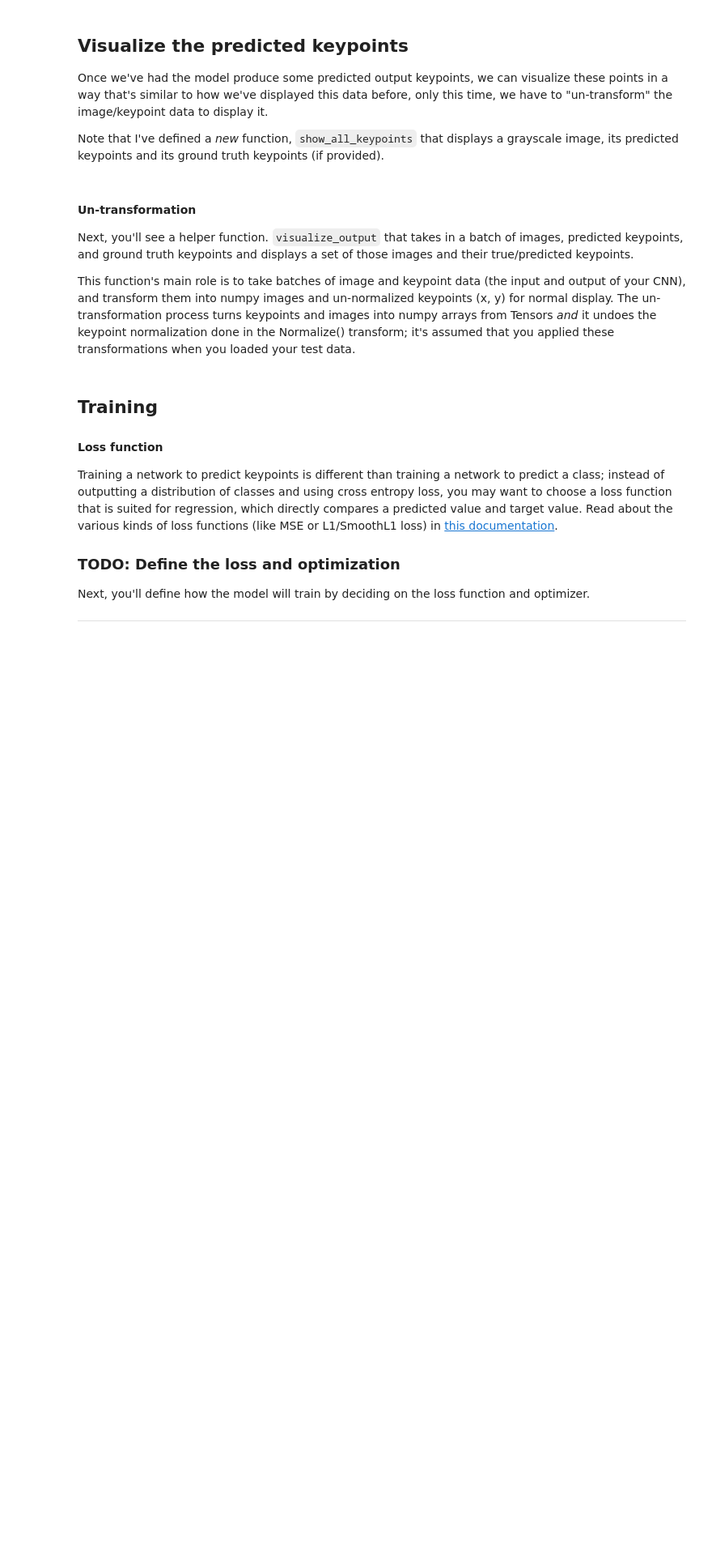
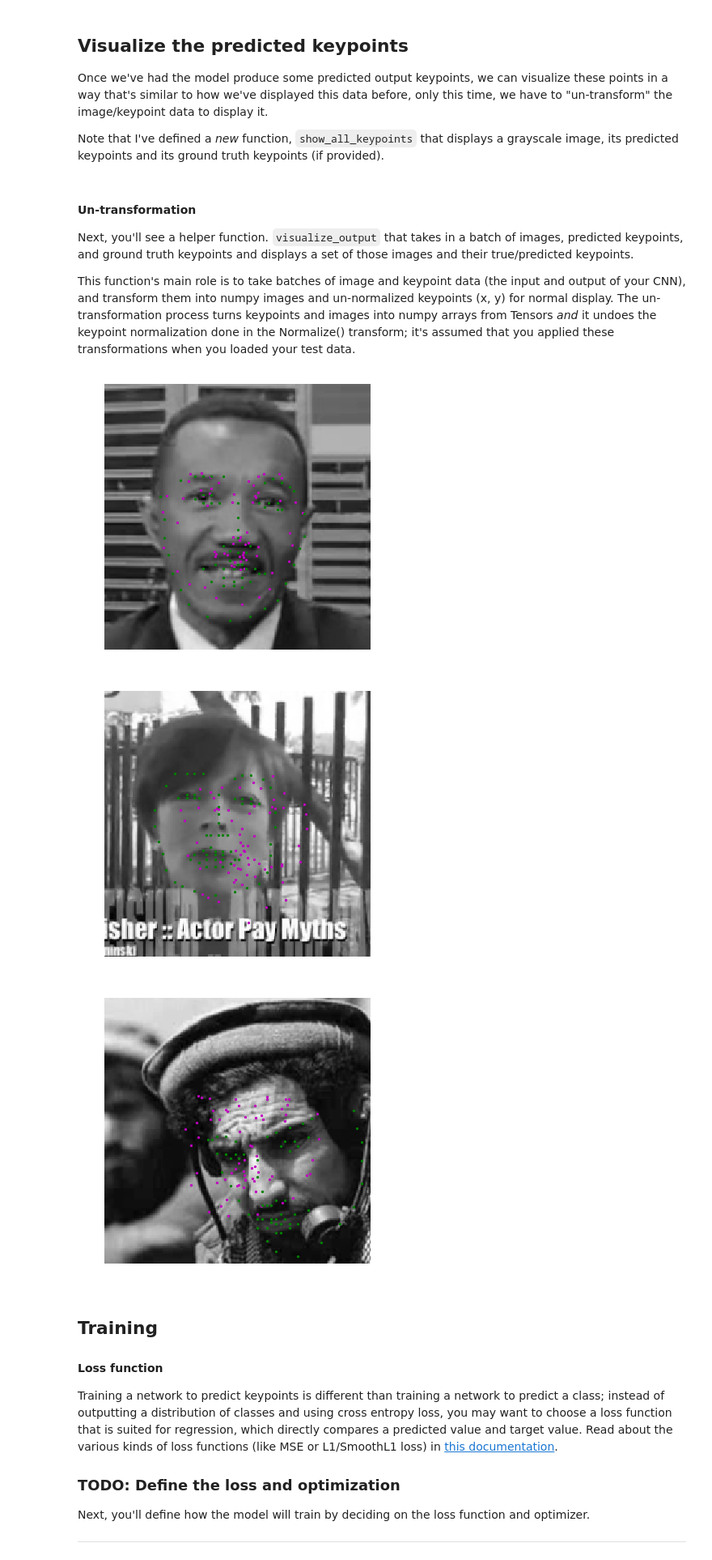
Before and after one commit to sthenc/P1_Facial_Keypoints, a Jupyter notebook: 2. Define the Network Architecture.ipynb, the cells around one changed output. Shown at 81% size. Drawn from its saved outputs; the diff is of its cells as text; code cells hidden in the pictures; blank space fills up the shorter version.

```diff
--- a/2. Define the Network Architecture.ipynb
+++ b/2. Define the Network Architecture.ipynb
@@ -144,8 +166,8 @@ data_transform2 = transforms.Compose([Rescale(250), RandomCrop(224), Normalize()
 assert(data_transform2 is not None), 'Define a data_transform'
 # %%
 # create the transformed dataset
-transformed_dataset = FacialKeypointsDataset(csv_file='/data/training_frames_keypoints.csv',
-                                             root_dir='/data/training/',
+transformed_dataset = FacialKeypointsDataset(csv_file='/home/sthenc/Work/CVND/data/training_frames_keypoints.csv',
+                                             root_dir='/home/sthenc/Work/CVND/data/training/',
                                              transform=data_transform2)
 
 
@@ -188,17 +216,26 @@ To visualize this test data, we have to go through some un-transformation steps
 # AND apply the data_transform you defined above
 
 # create the test dataset
-test_dataset = FacialKeypointsDataset(csv_file='/data/test_frames_keypoints.csv',
-                                             root_dir='/data/test/',
+test_dataset = FacialKeypointsDataset(csv_file='/home/sthenc/Work/CVND/data/test_frames_keypoints.csv',
+                                             root_dir='/home/sthenc/Work/CVND/data/test/',
                                              transform=data_transform2)
 # %%
 # load test data in batches
-batch_size = 10
+
+# used this for first 20 epochs
+#batch_size = 10
+
+#test_loader = DataLoader(test_dataset,
+#                          batch_size=batch_size,
+#                          shuffle=True,
+#                          num_workers=4)
+
+batch_size = 3
 
 test_loader = DataLoader(test_dataset,
                           batch_size=batch_size,
                           shuffle=True,
-                          num_workers=4)
+                          num_workers=12) # home server has 12 cores
 # %% [markdown]
 ## Apply the model on a test sample
 
@@ -273,38 +314,42 @@ This function's main role is to take batches of image and keypoint data (the inp
 # %%
 # visualize the output
 # by default this shows a batch of 10 images
-def visualize_output(test_images, test_outputs, gt_pts=None, batch_size=10):
+def visualize_output(test_images, test_outputs, gt_pts=None, batch_size=3):
 
     for i in range(batch_size):
         plt.figure(figsize=(20,10))
         ax = plt.subplot(1, batch_size, i+1)
 
         # un-transform the image data
         image = test_images[i].data   # get the image from it's Variable wrapper
         image = image.numpy()   # convert to numpy array from a Tensor
         image = np.transpose(image, (1, 2, 0))   # transpose to go from torch to numpy image
 
         # un-transform the predicted key_pts data
         predicted_key_pts = test_outputs[i].data
         predicted_key_pts = predicted_key_pts.numpy()
         # undo normalization of keypoints
         predicted_key_pts = predicted_key_pts*50.0+100
 
         # plot ground truth points for comparison, if they exist
         ground_truth_pts = None
         if gt_pts is not None:
             ground_truth_pts = gt_pts[i]
             ground_truth_pts = ground_truth_pts*50.0+100
 
         # call show_all_keypoints
         show_all_keypoints(np.squeeze(image), predicted_key_pts, ground_truth_pts)
 
         plt.axis('off')
 
     plt.show()
 
 # call it
-visualize_output(test_images, test_outputs, gt_pts)
+visualize_output(test_images, test_outputs, gt_pts, batch_size)
+# %% [output]
+[figure, added]
+[figure, added]
+[figure, added]
 # %% [markdown]
 ## Training
 
```
Also changed, not shown: parts of 9 cells of this notebook.
